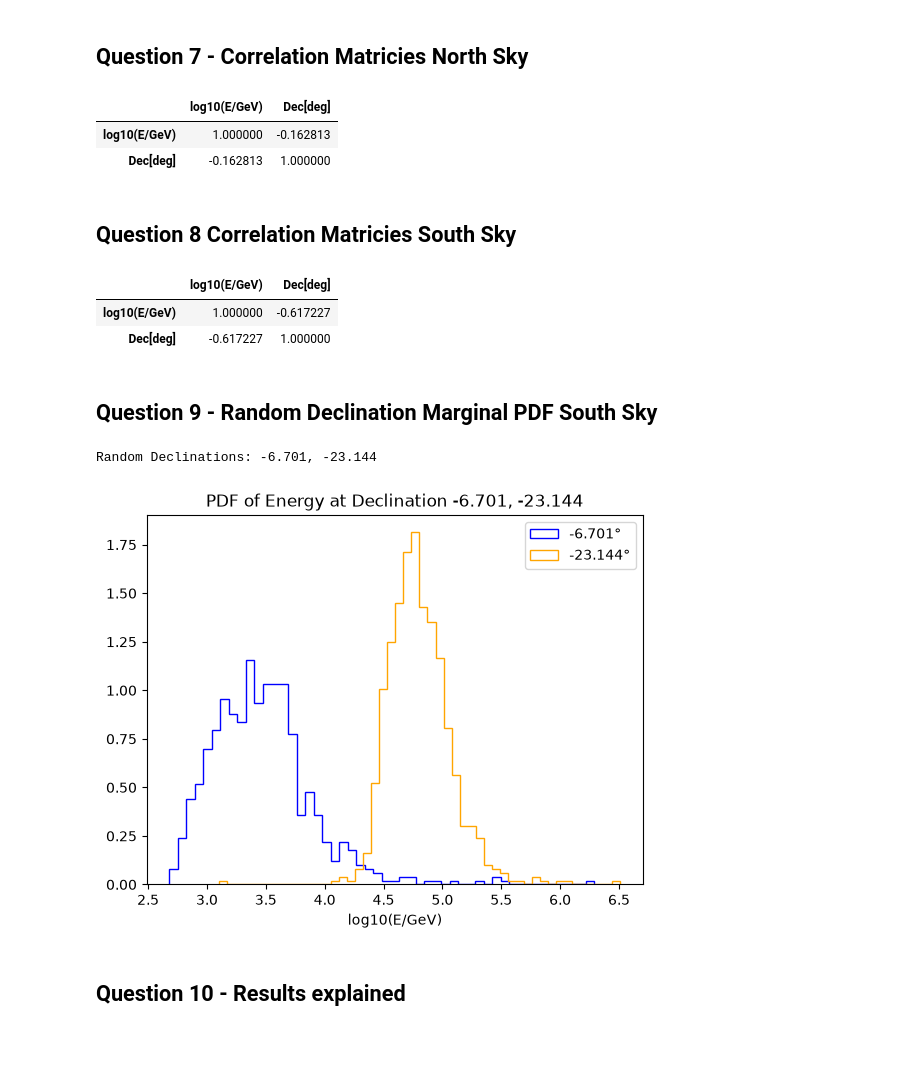
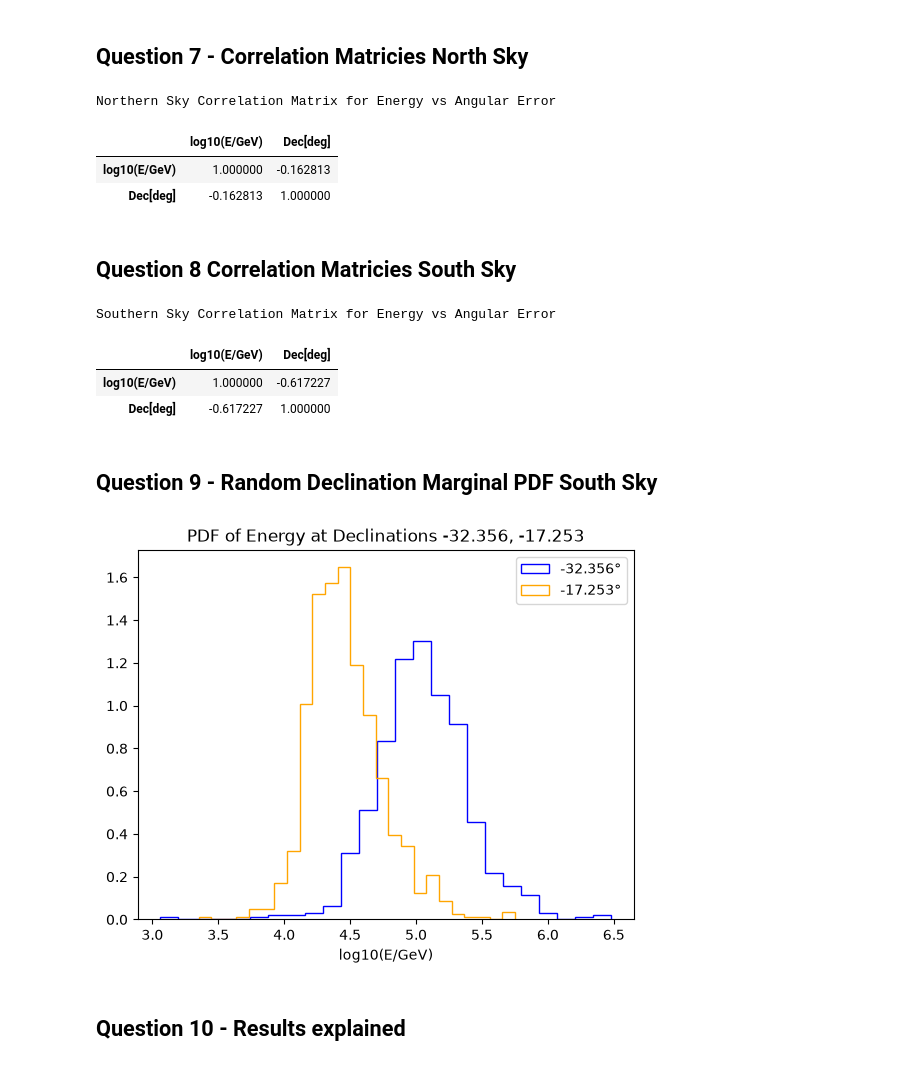
Before and after one commit to vigneshK0404/Data_Science_Projects, a Jupyter notebook: Project_1_Karthikeyan.ipynb, the cells around one changed output. Cells and saved outputs as stored; diff of their text form; code cells hidden in the pictures.

```diff
--- a/Project_1_Karthikeyan.ipynb
+++ b/Project_1_Karthikeyan.ipynb
@@ -175,17 +195,22 @@ df_corr_north = df_north.copy()
 df_corr_south = df_south.copy()
 # %%
 df_corr_north["Dec[deg]"] = np.sin(np.deg2rad(df_north["Dec[deg]"]))
-df_corr_north.corr()
+
+print("Northern Sky Correlation Matrix for Energy vs Angular Error\n")
+df_corr_north.corr() #built in pearson correlation calculator in pandas
 # %% [output]
+Northern Sky Correlation Matrix for Energy vs Angular Error
 |  | log10(E/GeV) | Dec[deg] |
 | log10(E/GeV) | 1.000000 | -0.162813 |
 | Dec[deg] | -0.162813 | 1.000000 |
 # %% [markdown]
 ## Question 8 Correlation Matricies South Sky
 # %%
+print("Southern Sky Correlation Matrix for Energy vs Angular Error\n")
 df_corr_south["Dec[deg]"] = np.sin(np.deg2rad(df_south["Dec[deg]"]))
 df_corr_south.corr()
 # %% [output]
+Southern Sky Correlation Matrix for Energy vs Angular Error
 |  | log10(E/GeV) | Dec[deg] |
 | log10(E/GeV) | 1.000000 | -0.617227 |
 | Dec[deg] | -0.617227 | 1.000000 |
@@ -193,18 +218,16 @@ df_corr_south.corr()
 ## Question 9 - Random Declination Marginal PDF South Sky
 # %%
 dec1, dec2 = np.random.choice(df_south["Dec[deg]"], size=2)
-print(f"Random Declinations: {dec1}, {dec2}")
-dec1_flag = (df_south["Dec[deg]"] > (dec1- 0.05)) & (df_south["Dec[deg]"] < (dec1 + 0.05))
+dec1_flag = (df_south["Dec[deg]"] > (dec1- 0.05)) & (df_south["Dec[deg]"] < (dec1 + 0.05)) #added a tolerance for angle matching
 dec2_flag = (df_south["Dec[deg]"] > (dec2- 0.05)) & (df_south["Dec[deg]"] < (dec2 + 0.05))
-plt.hist(df_south[dec1_flag]["log10(E/GeV)"], bins=50, edgecolor="blue", histtype="step", density=True, label=f"{dec1}°")
-plt.hist(df_south[dec2_flag]["log10(E/GeV)"], bins=50, edgecolor="orange", histtype="step", density=True, label=f"{dec2}°")
+plt.hist(df_south[dec1_flag]["log10(E/GeV)"], bins=25, edgecolor="blue", histtype="step", density=True, label=f"{dec1}°")
+plt.hist(df_south[dec2_flag]["log10(E/GeV)"], bins=25, edgecolor="orange", histtype="step", density=True, label=f"{dec2}°")
 plt.xlabel("log10(E/GeV)")
-plt.title(f"PDF of Energy at Declination {dec1}, {dec2}")
+plt.title(f"PDF of Energy at Declinations {dec1}, {dec2}")
 plt.legend()
 plt.show()
 # %% [output]
-Random Declinations: -6.701, -23.144
-[figure, old version]
+[figure, new version]
 # %% [markdown]
 ## Question 10 - Results explained
 # %% [markdown]
```
Also changed, not shown: parts of 14 cells of this notebook.
